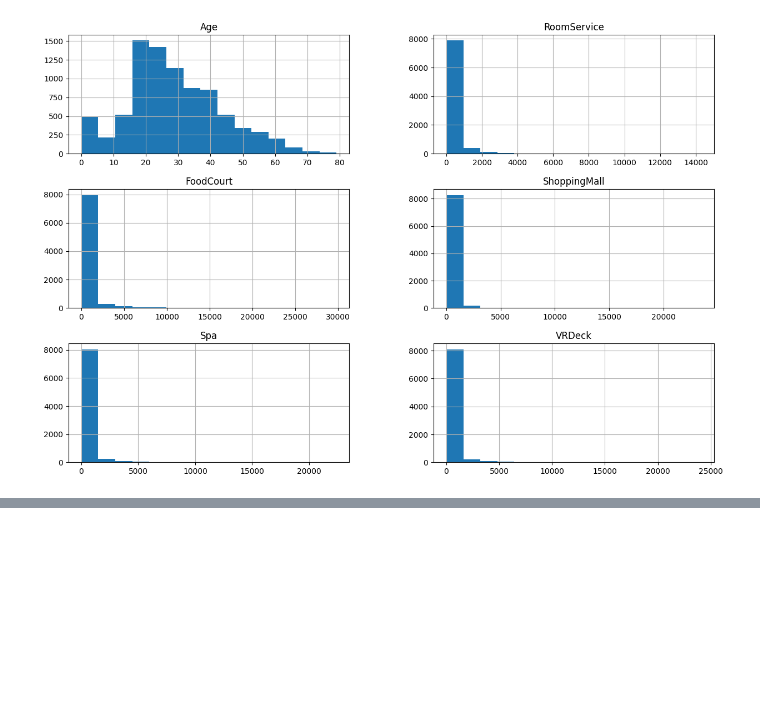
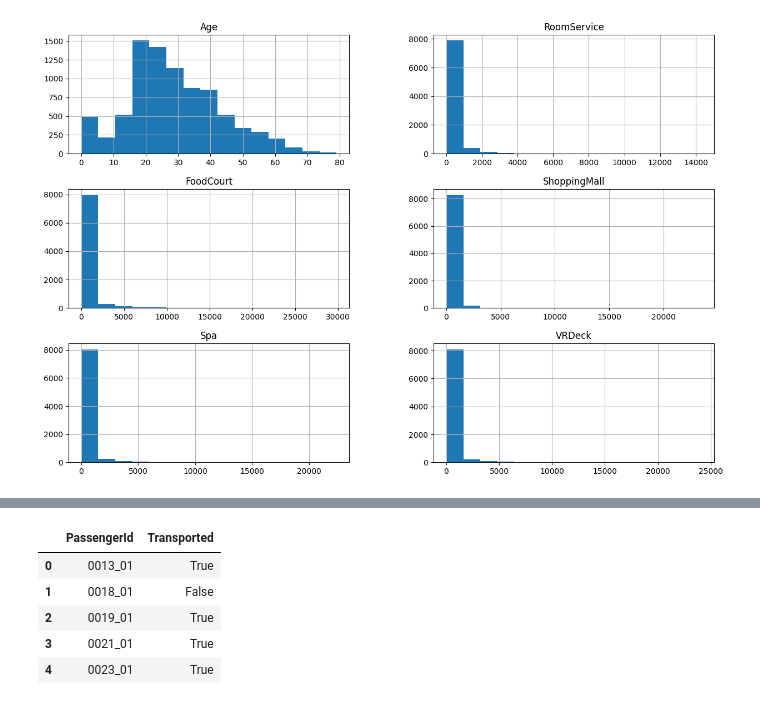
Before and after one commit to 7PAM2015-0509-2023-Group12/Kaggle_Challenge, a Jupyter notebook: Assignment_2_Group_project_Kaggle_Challenge.ipynb, the cells around one changed output, grey strips where cells are left out. Cells and saved outputs as stored; diff of their text form; code cells hidden in the pictures; blank space fills up the shorter version.

```diff
--- a/Assignment_2_Group_project_Kaggle_Challenge.ipynb
+++ b/Assignment_2_Group_project_Kaggle_Challenge.ipynb
@@ -17,6 +22,10 @@ from sklearn.metrics import accuracy_score, classification_report
 train_df = pd.read_csv('/content/drive/MyDrive/train.csv')
 test_df = pd.read_csv('/content/drive/MyDrive/test.csv')
 sample_submission = pd.read_csv('/content/drive/MyDrive/sample_submission.csv')
+# %%
+# Display first few rows
+train_df.head()
+test_passenger_ids = test_df['PassengerId']
 # %%
 # Checking for missing values
 print(train_df.isnull().sum())
@@ -82,0 +227,23 @@ test_df[numeric_features] = scaler.transform(test_df[numeric_features])
+# %%
+# Predict on test data
+test_predictions = best_model.predict(test_df)
+
+# Convert 1 and 0 to TRUE and FALSE
+test_predictions = ['True' if x == 1 else 'False' for x in test_predictions]
+
+# Prepare submission file
+submission = pd.DataFrame({
+    'PassengerId': test_passenger_ids,
+    'Transported': test_predictions
+})
+submission.to_csv('/content/drive/MyDrive/submission.csv', index=False)
+
+# Display submission
+submission.head()
+# %% [output]
+|  | PassengerId | Transported |
+| 0 | 0013_01 | True |
+| 1 | 0018_01 | False |
+| 2 | 0019_01 | True |
+| 3 | 0021_01 | True |
+| 4 | 0023_01 | True |
```
Also changed, not shown: parts of 3 cells of this notebook.
